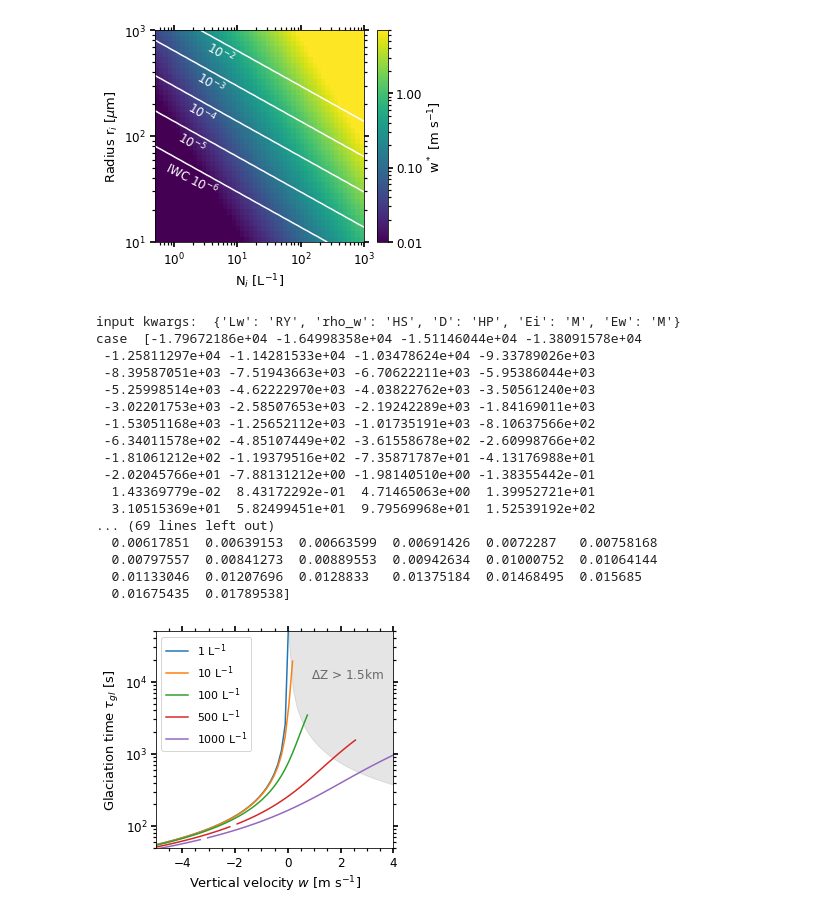
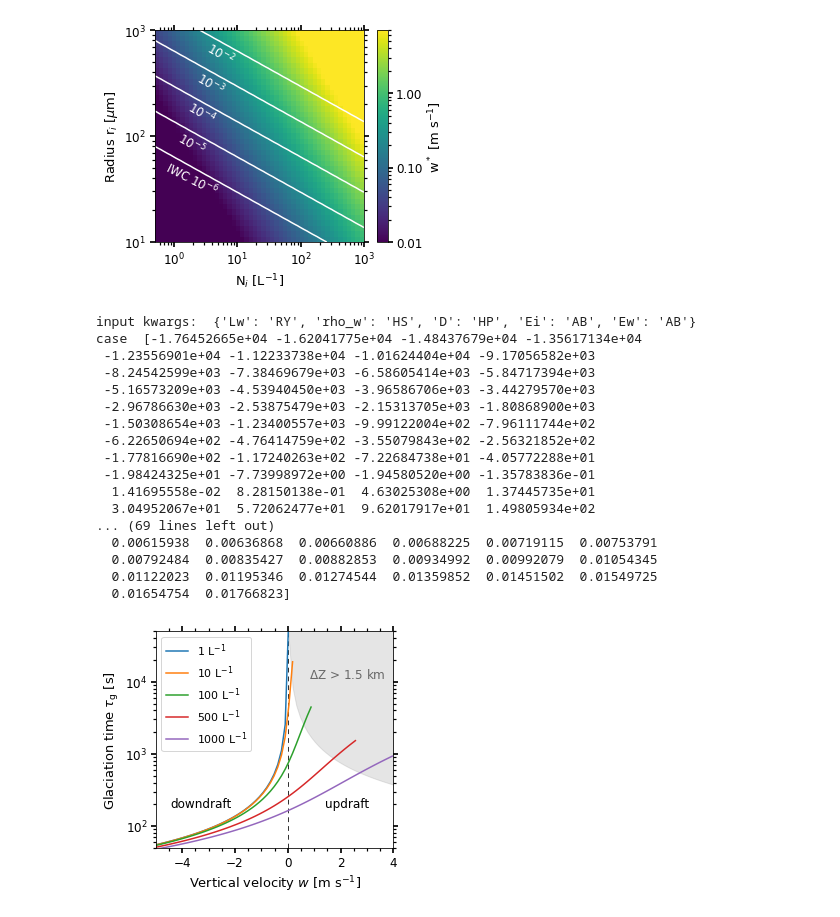
Before and after one commit to martin-rdz/mixed-phase_cloud_analytical, a Jupyter notebook: figures_theory_chapter_thesis_radenz.ipynb, the cells around one changed output. Saved outputs shown, nothing was run; the diff lists cells and outputs as text; code cells hidden in the pictures.

```diff
--- a/figures_theory_chapter_thesis_radenz.ipynb
+++ b/figures_theory_chapter_thesis_radenz.ipynb
@@ -440,64 +440,74 @@ thres = 1500/u
 thres[thres < 0] =np.nan
 ax.fill_between(u, thres, 1e5, color='grey', alpha=0.2)
 ax.text(2.25, 1.6e4,
-        "$\Delta $Z > 1.5km",
+        "$\Delta $Z > 1.5 km",
         horizontalalignment='center',
         verticalalignment='top', fontsize=12, color='dimgrey')
 
+ax.text(2.25, 2.5e2,
+        "updraft",
+        horizontalalignment='center',
+        verticalalignment='top', fontsize=12, color='black')
+ax.text(-3.3, 2.5e2,
+        "downdraft",
+        horizontalalignment='center',
+        verticalalignment='top', fontsize=12, color='black')
+
+ax.axvline(0, lw=0.8, ls=(0, (6, 5)), color='black')
 
 tau = t_gl_u(1e3, 0.2e-3, 1e-7, u, af.get_factors(273.15-15, 750e2, **params), Nw=100e6)
 tau[u*tau > 4000] = np.nan
-ax.plot(u, tau, label='1 L$^{-1}$')
+ax.plot(u[~np.isnan(tau)], tau[~np.isnan(tau)], label='1 L$^{-1}$')
 
 tau = t_gl_u(10e3, 0.2e-3, 1e-7, u, af.get_factors(273.15-15, 750e2, **params), Nw=100e6)
 tau[u*tau > 4000] = np.nan
-ax.plot(u, tau, label='10 L$^{-1}$')
+ax.plot(u[~np.isnan(tau)], tau[~np.isnan(tau)], label='10 L$^{-1}$')
 
 tau = t_gl_u(100e3, 0.2e-3, 1e-7, u, af.get_factors(273.15-15, 750e2, **params), Nw=100e6)
 tau[u*tau > 4000] = np.nan
-ax.plot(u, tau, label='100 L$^{-1}$')
+ax.plot(u[~np.isnan(tau)], tau[~np.isnan(tau)], label='100 L$^{-1}$')
 
 tau = t_gl_u(500e3, 0.2e-3, 1e-7, u, af.get_factors(273.15-15, 750e2, **params), Nw=100e6)
 tau[u*tau > 4000] = np.nan
-ax.plot(u, tau, label='500 L$^{-1}$')
+ax.plot(u[~np.isnan(tau)], tau[~np.isnan(tau)], label='500 L$^{-1}$')
 
 tau = t_gl_u(1000e3, 0.2e-3, 1e-7, u, af.get_factors(273.15-15, 750e2, **params), Nw=100e6)
 tau[u*tau > 4000] = np.nan
-ax.plot(u, tau, label='1000 L$^{-1}$')
+ax.plot(u[~np.isnan(tau)], tau[~np.isnan(tau)], label='1000 L$^{-1}$')
 
 ax.legend(fontsize=11)
 ax.set_ylim([5e1, 5e4])
 ax.set_yscale('log')
 ax.set_xlim([-5, 4])
 
-ax.set_ylabel('Glaciation time $\\tau_{gl}$ [s]', fontsize=13)
+ax.set_ylabel('Glaciation time $\\tau_\\mathrm{g}$ [s]', fontsize=13)
 ax.set_xlabel('Vertical velocity $w$ [m s$^{-1}$]', fontsize=13)
 
 ax.xaxis.set_minor_locator(matplotlib.ticker.AutoMinorLocator())
 
 ax.tick_params(axis='both', which='both', right=True, top=True)
 ax.tick_params(axis='both', which='major', labelsize=12,
                width=1.7, length=5)
 ax.tick_params(axis='both', which='minor', width=1.2, length=3)
 
 fig.tight_layout()
-fig.savefig('glaciation_time_u.png', dpi=250)
+fig.savefig('plots/glaciation_time_u.png', dpi=250)
 # %% [output]
-input kwargs:  {'Lw': 'RY', 'rho_w': 'HS', 'D': 'HP', 'Ei': 'M', 'Ew': 'M'}
-case  [-1.79672186e+04 -1.64998358e+04 -1.51146044e+04 -1.38091578e+04
- -1.25811297e+04 -1.14281533e+04 -1.03478624e+04 -9.33789026e+03
- -8.39587051e+03 -7.51943663e+03 -6.70622211e+03 -5.95386044e+03
- -5.25998514e+03 -4.62222970e+03 -4.03822762e+03 -3.50561240e+03
- -3.02201753e+03 -2.58507653e+03 -2.19242289e+03 -1.84169011e+03
- -1.53051168e+03 -1.25652112e+03 -1.01735191e+03 -8.10637566e+02
- -6.34011578e+02 -4.85107449e+02 -3.61558678e+02 -2.60998766e+02
- -1.81061212e+02 -1.19379516e+02 -7.35871787e+01 -4.13176988e+01
- -2.02045766e+01 -7.88131212e+00 -1.98140510e+00 -1.38355442e-01
-  1.43369779e-02  8.43172292e-01  4.71465063e+00  1.39952721e+01
-  3.10515369e+01  5.82499451e+01  9.79569968e+01  1.52539192e+02
+input kwargs:  {'Lw': 'RY', 'rho_w': 'HS', 'D': 'HP', 'Ei': 'AB', 'Ew': 'AB'}
+case  [-1.76452665e+04 -1.62041775e+04 -1.48437679e+04 -1.35617134e+04
+ -1.23556901e+04 -1.12233738e+04 -1.01624404e+04 -9.17056582e+03
+ -8.24542599e+03 -7.38469679e+03 -6.58605414e+03 -5.84717394e+03
+ -5.16573209e+03 -4.53940450e+03 -3.96586706e+03 -3.44279570e+03
+ -2.96786630e+03 -2.53875479e+03 -2.15313705e+03 -1.80868900e+03
+ -1.50308654e+03 -1.23400557e+03 -9.99122004e+02 -7.96111744e+02
+ -6.22650694e+02 -4.76414759e+02 -3.55079843e+02 -2.56321852e+02
+ -1.77816690e+02 -1.17240263e+02 -7.22684738e+01 -4.05772288e+01
+ -1.98424325e+01 -7.73998972e+00 -1.94580520e+00 -1.35783836e-01
+  1.41695558e-02  8.28150138e-01  4.63025308e+00  1.37445735e+01
+  3.04952067e+01  5.72062477e+01  9.62017917e+01  1.49805934e+02
 ... (69 lines left out)
-  0.00617851  0.00639153  0.00663599  0.00691426  0.0072287   0.00758168
-  0.00797557  0.00841273  0.00889553  0.00942634  0.01000752  0.01064144
-  0.01133046  0.01207696  0.0128833   0.01375184  0.01468495  0.015685
-  0.01675435  0.01789538]
+  0.00615938  0.00636868  0.00660886  0.00688225  0.00719115  0.00753791
+  0.00792484  0.00835427  0.00882853  0.00934992  0.00992079  0.01054345
+  0.01122023  0.01195346  0.01274544  0.01359852  0.01451502  0.01549725
+  0.01654754  0.01766823]
-[figure, old version]
+[figure, new version]
```
Also changed, not shown: parts of 6 cells of this notebook, 18 other files.
